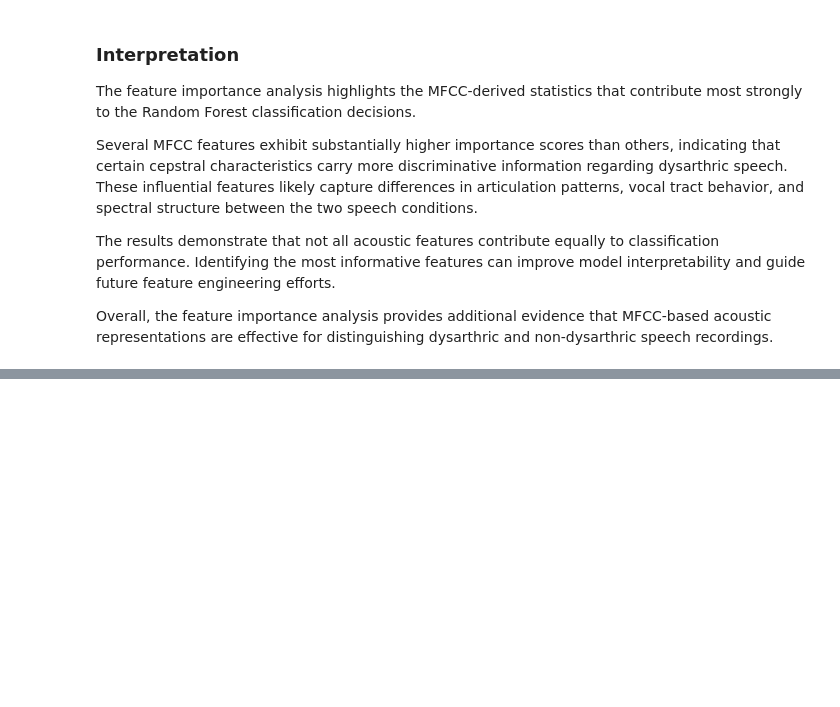
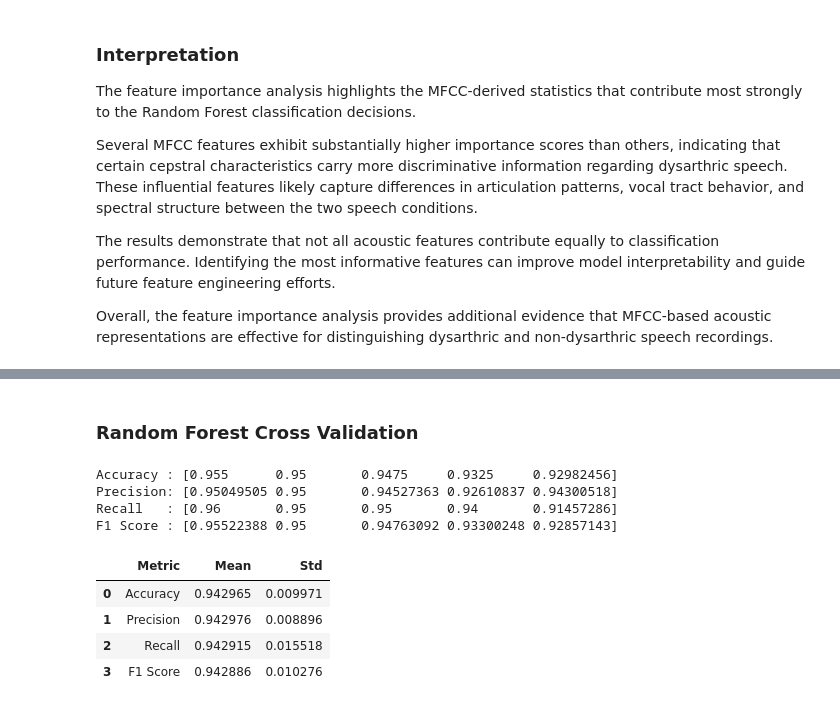
Before and after one commit to mohit637840/Dysartria-Speech-Classification, a Jupyter notebook: notebook/Dysartric_speech.ipynb, the cells around one changed output, grey strips where cells are left out. Drawn from its saved outputs; the diff is of its cells as text; code cells hidden in the pictures; blank space fills up the shorter version.

```diff
--- a/notebook/Dysartric_speech.ipynb
+++ b/notebook/Dysartric_speech.ipynb
@@ -1087,0 +1096,69 @@ Overall, the feature importance analysis provides additional evidence that MFCC-
+# %% [markdown]
+### Random Forest Cross Validation
+# %%
+from sklearn.model_selection import StratifiedKFold
+from sklearn.model_selection import cross_validate
+from sklearn.ensemble import RandomForestClassifier
+
+rf = RandomForestClassifier(
+    n_estimators=200,
+    random_state=42
+)
+
+cv = StratifiedKFold(
+    n_splits=5,
+    shuffle=True,
+    random_state=42
+)
+
+scores = cross_validate(
+    rf,
+    X,
+    y,
+    cv=cv,
+    scoring=[
+        "accuracy",
+        "precision",
+        "recall",
+        "f1"
+    ]
+)
+
+print("Accuracy :", scores["test_accuracy"])
+print("Precision:", scores["test_precision"])
+print("Recall   :", scores["test_recall"])
+print("F1 Score :", scores["test_f1"])
+# %% [output]
+Accuracy : [0.955      0.95       0.9475     0.9325     0.92982456]
+Precision: [0.95049505 0.95       0.94527363 0.92610837 0.94300518]
+Recall   : [0.96       0.95       0.95       0.94       0.91457286]
+F1 Score : [0.95522388 0.95       0.94763092 0.93300248 0.92857143]
+# %%
+cv_results = pd.DataFrame({
+    "Metric":[
+        "Accuracy",
+        "Precision",
+        "Recall",
+        "F1 Score"
+    ],
+    "Mean":[
+        scores["test_accuracy"].mean(),
+        scores["test_precision"].mean(),
+        scores["test_recall"].mean(),
+        scores["test_f1"].mean()
+    ],
+    "Std":[
+        scores["test_accuracy"].std(),
+        scores["test_precision"].std(),
+        scores["test_recall"].std(),
+        scores["test_f1"].std()
+    ]
+})
+
+cv_results
+# %% [output]
+|  | Metric | Mean | Std |
+| 0 | Accuracy | 0.942965 | 0.009971 |
+| 1 | Precision | 0.942976 | 0.008896 |
+| 2 | Recall | 0.942915 | 0.015518 |
+| 3 | F1 Score | 0.942886 | 0.010276 |
```
Also changed, not shown: parts of 16 cells of this notebook.
